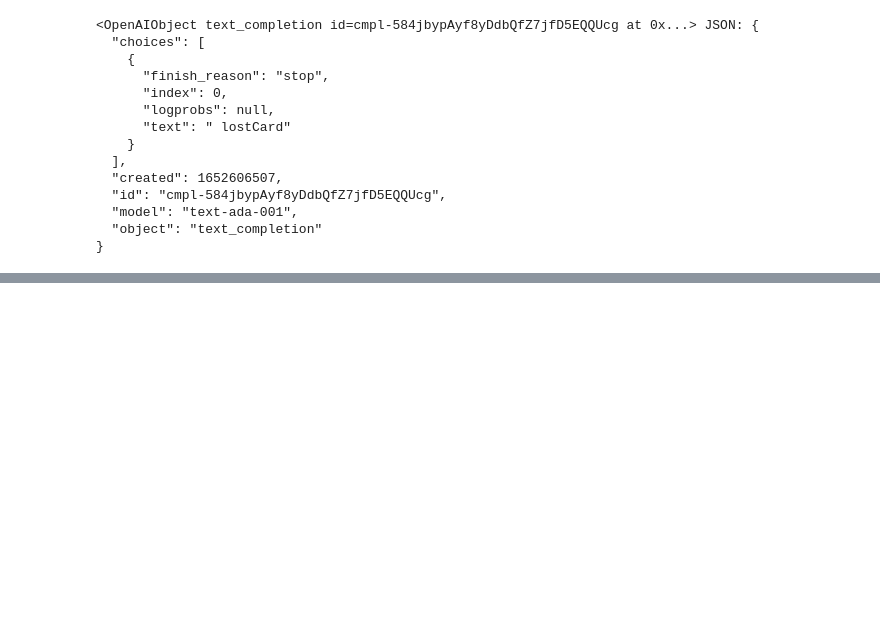
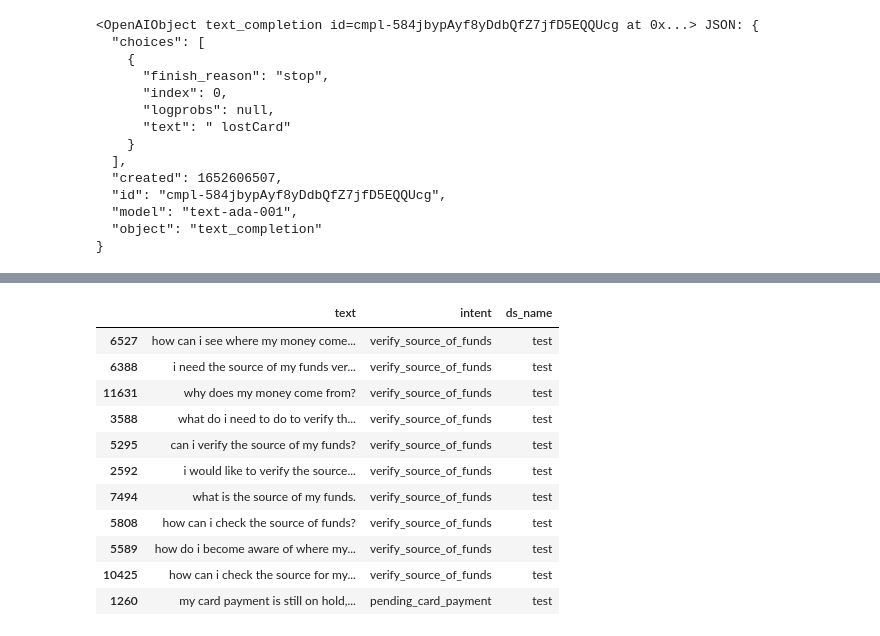
Before and after one commit to nsomabalint/intent-detection, a Jupyter notebook: GPT-3.ipynb, the cells around one changed output, grey strips where cells are left out. Drawn from its saved outputs; the diff is of its cells as text; code cells hidden in the pictures; blank space fills up the shorter version.

```diff
--- a/GPT-3.ipynb
+++ b/GPT-3.ipynb
@@ -42,0 +53,2 @@ response
+# %%
+df = load_dataset_df()
@@ -42,0 +59,2 @@ response
+# %%
+train_sentences = df[df.ds_name == 'train'].groupby("intent").text.apply(list).apply(lambda x: x[:10])
@@ -42,0 +81,6 @@ response
+# %%
+transformed_res = []
+
+for intent, sents in train_sentences.iteritems():
+    for sent in sents:
+        transformed_res.append({"text": sent, "label": intent.capitalize()})
@@ -42,0 +161,23 @@ response
+# %%
+intents = list(df.intent.unique())
+
+test_subset_list = []
+for intent in intents:
+    sub_df = df[(df.ds_name == 'test') & (df.intent == intent)].sample(10)
+    test_subset_list.append(sub_df)
+
+sub_test_set = pd.concat(test_subset_list)
+sub_test_set.head(11)
+# %% [output]
+|  | text | intent | ds_name |
+| 6527 | how can i see where my money come... | verify_source_of_funds | test |
+| 6388 | i need the source of my funds ver... | verify_source_of_funds | test |
+| 11631 | why does my money come from? | verify_source_of_funds | test |
+| 3588 | what do i need to do to verify th... | verify_source_of_funds | test |
+| 5295 | can i verify the source of my funds? | verify_source_of_funds | test |
+| 2592 | i would like to verify the source... | verify_source_of_funds | test |
+| 7494 | what is the source of my funds. | verify_source_of_funds | test |
+| 5808 | how can i check the source of funds? | verify_source_of_funds | test |
+| 5589 | how do i become aware of where my... | verify_source_of_funds | test |
+| 10425 | how can i check the source for my... | verify_source_of_funds | test |
+| 1260 | my card payment is still on hold,... | pending_card_payment | test |
```
Also changed, not shown: parts of 88 cells of this notebook, 8 other files.
